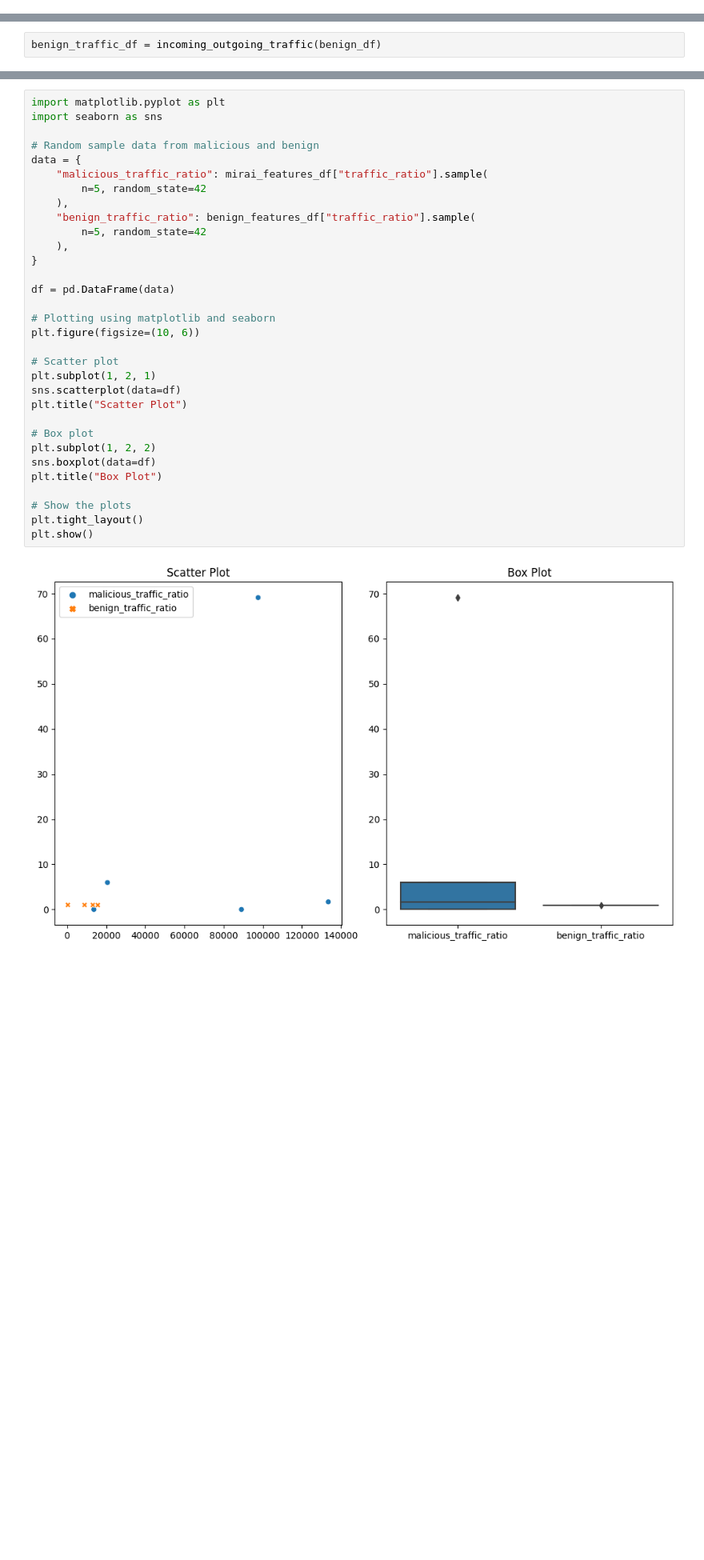
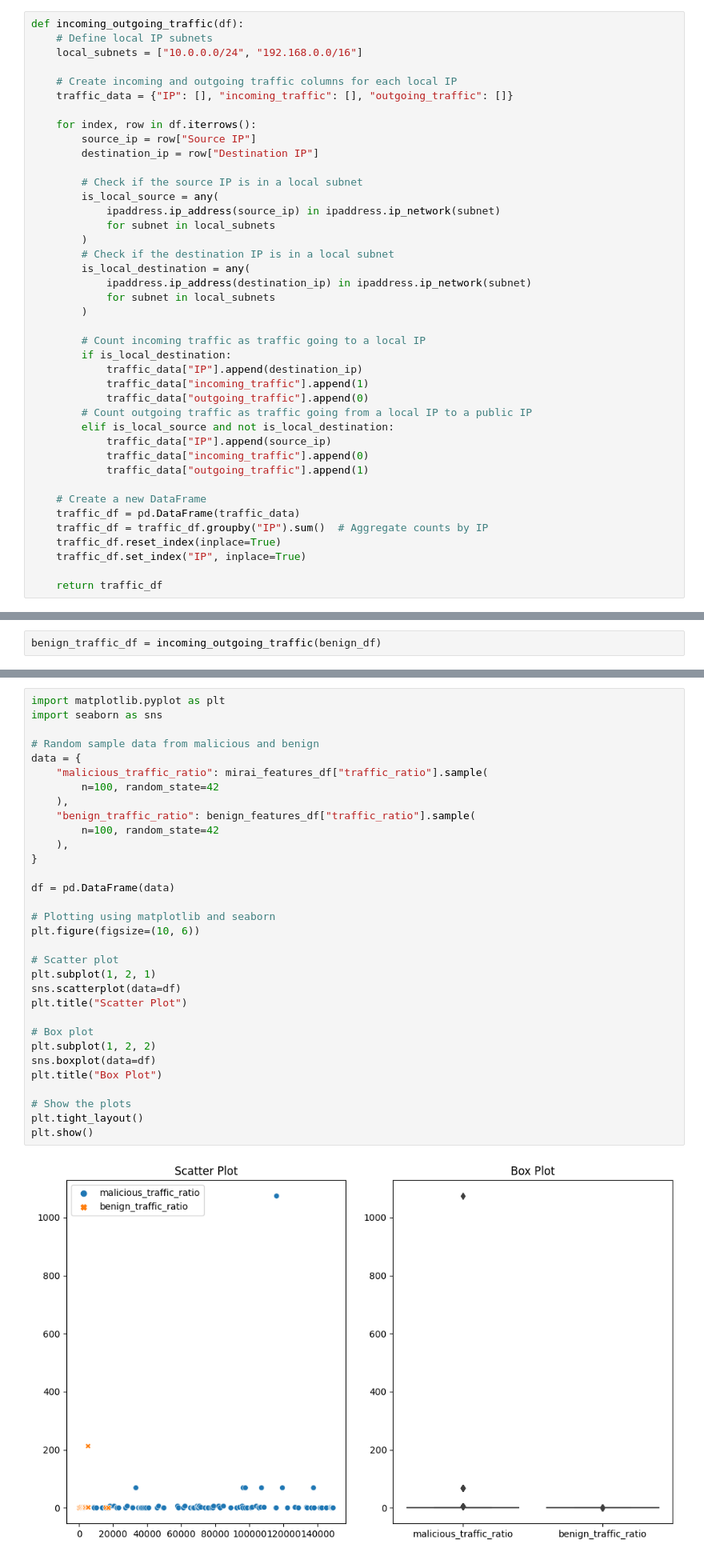
Before and after one commit to mundruid/cyber-ml, a Jupyter notebook: cyber_ml/blog_fe_2.ipynb, the cells around one changed output, grey strips where cells are left out. Shown at 80% size. Cells and saved outputs as stored; diff of their text form; blank space fills up the shorter version.

```diff
--- a/cyber_ml/blog_fe_2.ipynb
+++ b/cyber_ml/blog_fe_2.ipynb
@@ -52,3 +28,44 @@ def incoming_outgoing_traffic(df):
+# %%
+def incoming_outgoing_traffic(df):
+    # Define local IP subnets
+    local_subnets = ["10.0.0.0/24", "192.168.0.0/16"]
+
+    # Create incoming and outgoing traffic columns for each local IP
+    traffic_data = {"IP": [], "incoming_traffic": [], "outgoing_traffic": []}
+
+    for index, row in df.iterrows():
+        source_ip = row["Source IP"]
+        destination_ip = row["Destination IP"]
+
+        # Check if the source IP is in a local subnet
+        is_local_source = any(
+            ipaddress.ip_address(source_ip) in ipaddress.ip_network(subnet)
+            for subnet in local_subnets
+        )
+        # Check if the destination IP is in a local subnet
+        is_local_destination = any(
+            ipaddress.ip_address(destination_ip) in ipaddress.ip_network(subnet)
+            for subnet in local_subnets
+        )
+
+        # Count incoming traffic as traffic going to a local IP
+        if is_local_destination:
+            traffic_data["IP"].append(destination_ip)
+            traffic_data["incoming_traffic"].append(1)
+            traffic_data["outgoing_traffic"].append(0)
+        # Count outgoing traffic as traffic going from a local IP to a public IP
+        elif is_local_source and not is_local_destination:
+            traffic_data["IP"].append(source_ip)
+            traffic_data["incoming_traffic"].append(0)
+            traffic_data["outgoing_traffic"].append(1)
+
+    # Create a new DataFrame
+    traffic_df = pd.DataFrame(traffic_data)
+    traffic_df = traffic_df.groupby("IP").sum()  # Aggregate counts by IP
+    traffic_df.reset_index(inplace=True)
+    traffic_df.set_index("IP", inplace=True)
+
+    return traffic_df
 # %%
 mirai_traffic_df = incoming_outgoing_traffic(mirai_df)
 # %%
@@ -115,36 +132,36 @@ benign_features_df.head()
 import matplotlib.pyplot as plt
 import seaborn as sns
 
 # Random sample data from malicious and benign
 data = {
     "malicious_traffic_ratio": mirai_features_df["traffic_ratio"].sample(
-        n=5, random_state=42
+        n=100, random_state=42
     ),
     "benign_traffic_ratio": benign_features_df["traffic_ratio"].sample(
-        n=5, random_state=42
+        n=100, random_state=42
     ),
 }
 
 df = pd.DataFrame(data)
 
 # Plotting using matplotlib and seaborn
 plt.figure(figsize=(10, 6))
 
 # Scatter plot
 plt.subplot(1, 2, 1)
 sns.scatterplot(data=df)
 plt.title("Scatter Plot")
 
 # Box plot
 plt.subplot(1, 2, 2)
 sns.boxplot(data=df)
 plt.title("Box Plot")
 
 # Show the plots
 plt.tight_layout()
 plt.show()
 # %% [output]
-[figure, old version]
+[figure, new version]
 # %% [markdown]
 # Cumulative
 # %%
```
Also changed, not shown: parts of 5 cells of this notebook.
